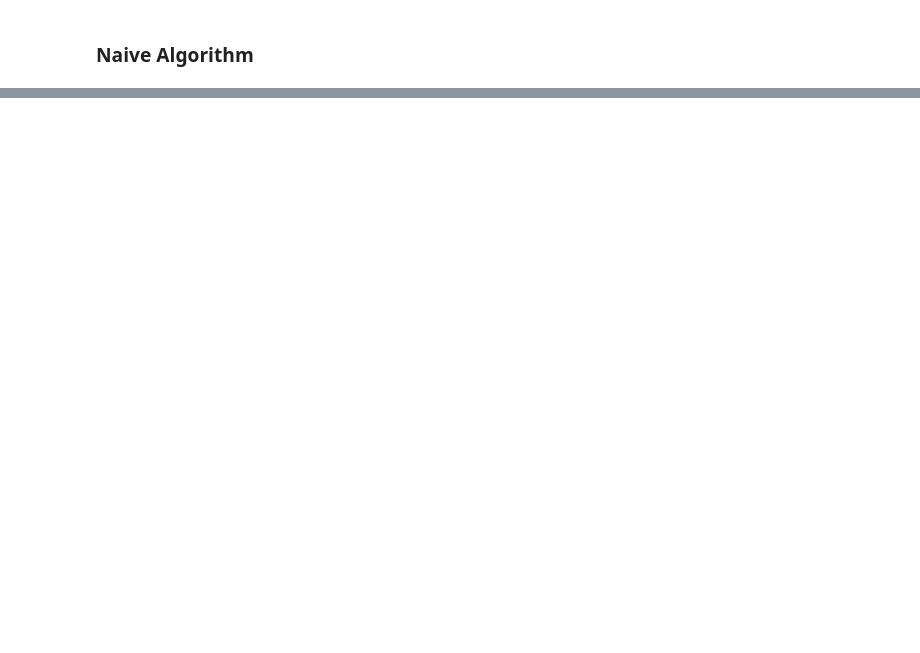
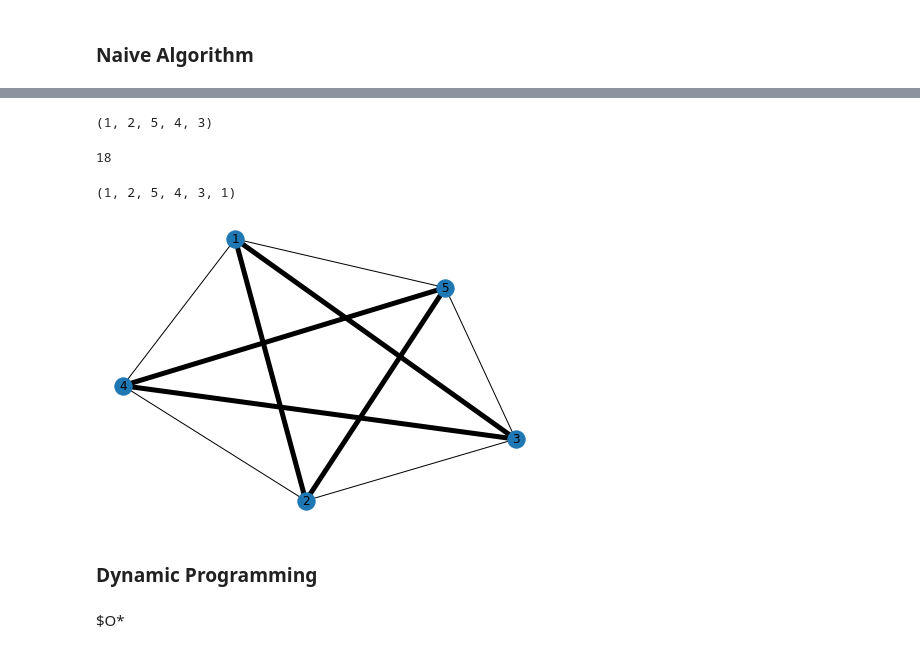
Before and after one commit to Dr-AlaaKhamis/Graph-Search-Algorithms, a Jupyter notebook: travelling_sales_man.ipynb, the cells around one changed output, grey strips where cells are left out. Saved outputs shown, nothing was run; the diff lists cells and outputs as text; code cells hidden in the pictures; blank space fills up the shorter version.

```diff
--- a/travelling_sales_man.ipynb
+++ b/travelling_sales_man.ipynb
@@ -41,0 +82,22 @@ Fortunately the graph is complete K<sub>5</sub> so we wouldn't worry if we can g
+# %%
+minimumPath
+# %% [output]
+(1, 2, 5, 4, 3)
+# %%
+minimumWeight
+# %% [output]
+18
+# %%
+# we need to stitch the end of this path with the front to get our cycle
+TSM_cycle = minimumPath + (minimumPath[0],)
+TSM_cycle
+# %% [output]
+(1, 2, 5, 4, 3, 1)
+# %%
+nx.draw(G, with_labels = True, width = [5 if edge in E or tuple(reversed(edge)) in E else 1 for edge in G.edges()])
+# %% [output]
+[figure, added]
+# %% [markdown]
+### Dynamic Programming
+# %% [markdown]
+$O*
```
Also changed, not shown: parts of 4 cells of this notebook, 1 other file.
